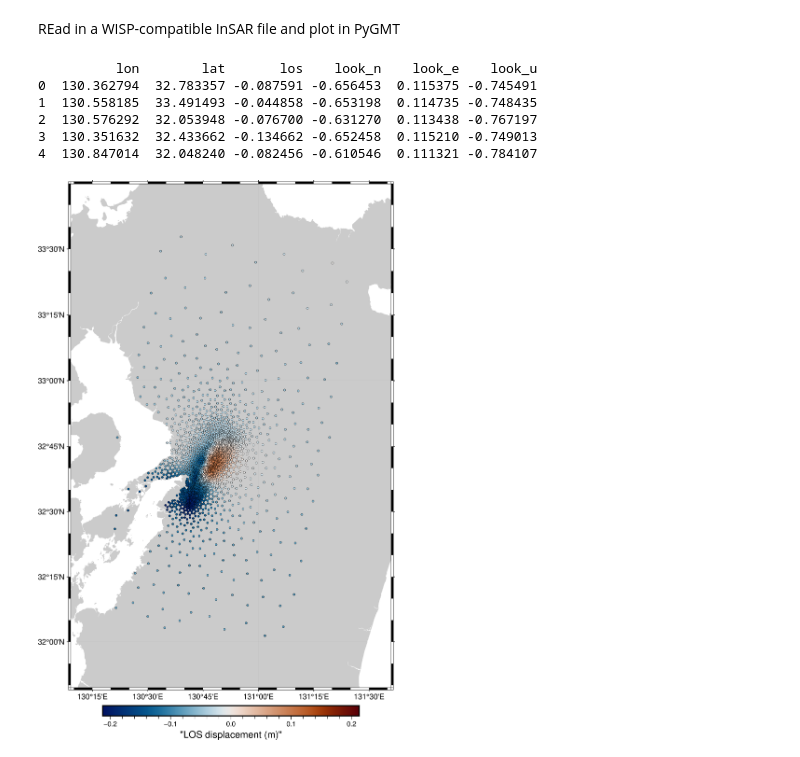
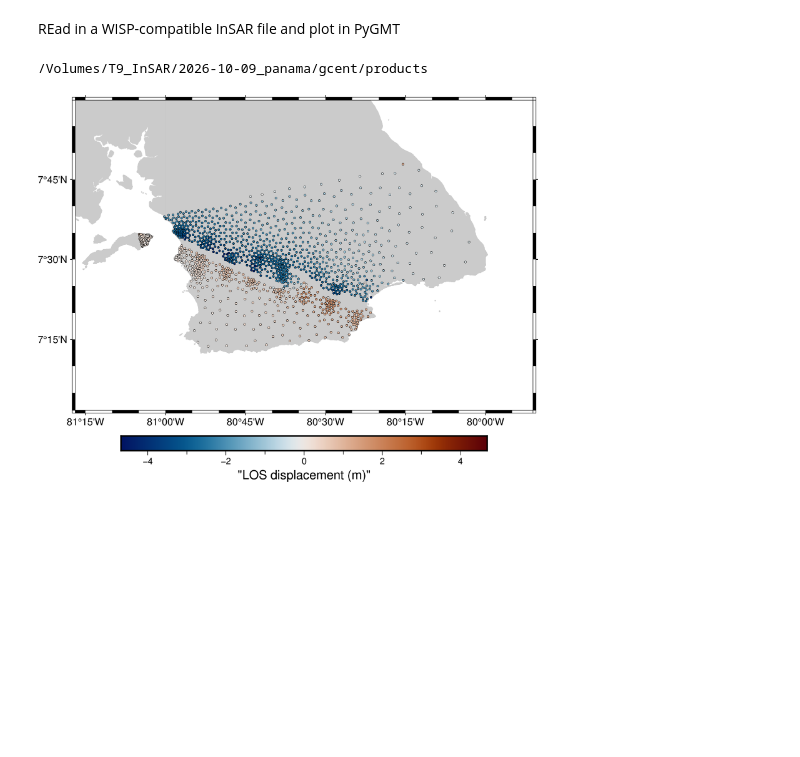
Before and after one commit to zoe-yin/insar_surface-def_tools, a Jupyter notebook: wisp/plot_wisp-insar.ipynb, the cells around one changed output. Drawn from its saved outputs; the diff is of its cells as text; code cells hidden in the pictures; blank space fills up the shorter version.

```diff
--- a/wisp/plot_wisp-insar.ipynb
+++ b/wisp/plot_wisp-insar.ipynb
@@ -5,28 +5,27 @@ REad in a WISP-compatible InSAR file and plot in PyGMT
 # file='/Users/hyin/usgs_mendenhall/events/2026_venezuela/ffm/resampled_interferograms/nisar_t61_20260618_20260630.txt'
 # file='/Users/hyin/usgs_mendenhall/events/2026_venezuela/ffm/resampled_interferograms/nisar_t162_20260613_20260625.txt'
 # file='/Users/hyin/usgs_mendenhall/events/2026_venezuela/ffm/resampled_interferograms/nisar_t162_20260613_20260625_mask.txt'
-dir ='/Users/hyin/usgs_mendenhall/events/2026-07-28_kumamoto/nisar/'
-# filestem='nisar_t61_20260618_20260630'
-filestem='nisar-p024-20260721-20260814_resampled'
-file=f'{dir}{filestem}.txt'
+# dir ='/Volumes/T9_InSAR/2026-04-14_nevada/gcent/products/'
+# # filestem='nisar_t61_20260618_20260630'
+# filestem='nisar-p042-20260406-20260418_resampled'
+# file=f'{dir}{filestem}.txt'
+
+import os
+file = '/Volumes/T9_InSAR/2026-10-09_panama/gcent/products/nisar-azoff-p076-20261005-20261017_resampled_1000m.txt'
+dir = os.path.dirname(file)
+filestem = os.path.basename(file).split('.')[0]
+
+print(dir)
+import pandas as pd
+
+df = pd.read_csv(
+    file,
+    delim_whitespace=True,
+    comment="#",
+    names=["lon", "lat", "los", "look_n", "look_e","look_u"],   # adjust if you have more columns
+)
+# %% [output]
+/Volumes/T9_InSAR/2026-10-09_panama/gcent/products
-# %%
-import pandas as pd
-
-df = pd.read_csv(
-    file,
-    delim_whitespace=True,
-    comment="#",
-    names=["lon", "lat", "los", "look_n", "look_e","look_u"],   # adjust if you have more columns
-)
-
-print(df.head())
-# %% [output]
-          lon        lat       los    look_n    look_e    look_u
-0  130.362794  32.783357 -0.087591 -0.656453  0.115375 -0.745491
-1  130.558185  33.491493 -0.044858 -0.653198  0.114735 -0.748435
-2  130.576292  32.053948 -0.076700 -0.631270  0.113438 -0.767197
-3  130.351632  32.433662 -0.134662 -0.652458  0.115210 -0.749013
-4  130.847014  32.048240 -0.082456 -0.610546  0.111321 -0.784107
 # %%
 import pygmt
 
@@ -37,35 +36,35 @@ region = [
     df.lon.max() + 0.2,
     df.lat.min() - 0.2,
     df.lat.max() + 0.2,
 ]
-projection="M6i"  # 6-inch map width
+projection="Q6i"  # 6-inch map width
 
 
 vmax = max(abs(df.los.min()), abs(df.los.max()))
 
 pygmt.makecpt(
     cmap="vik",
     series=[-vmax, vmax],
 )
 fig.coast(land="darkgray", transparency=40,region=region,projection=projection,)
 fig.basemap(
     region=region,
     projection=projection,
     frame=True,
 )
 
 fig.plot(
     x=df["lon"],
     y=df["lat"],
-    style="c0.1c",      # circles 0.08 cm diameter
+    style="c0.07c",      # circles 0.08 cm diameter
     fill=df["los"],      # color by LOS value
     cmap=True,
-    pen="0.05p,black",
+    pen="0.01p,black",
 )
 
 fig.colorbar(frame='af+l"LOS displacement (m)"')
 
 fig.show()
-fig.savefig(f'{dir}{filestem}.png')
+fig.savefig(f'{dir}/{filestem}.png')
 # %% [output]
-[figure, old version]
+[figure, new version]
```
Also changed, not shown: 11 other files.
